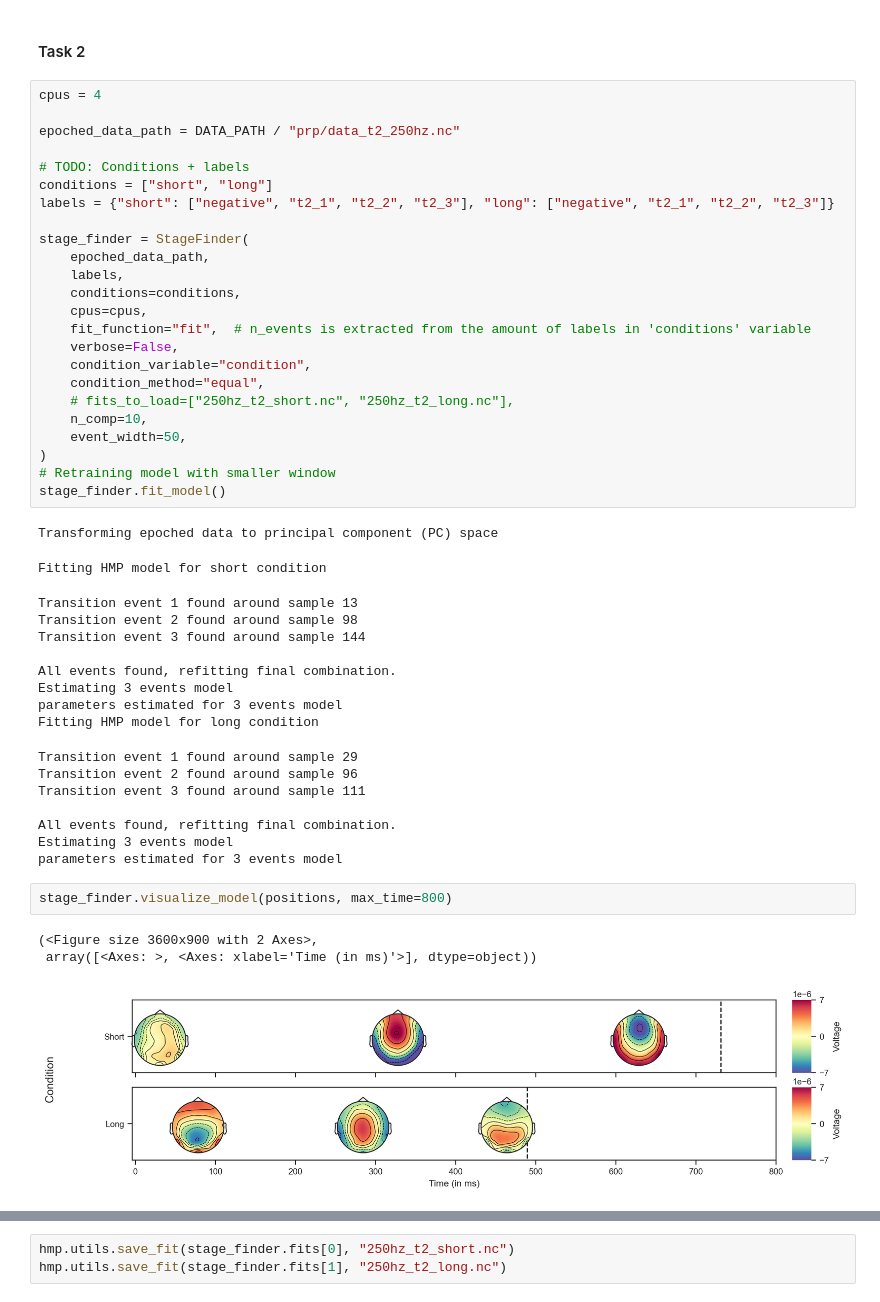
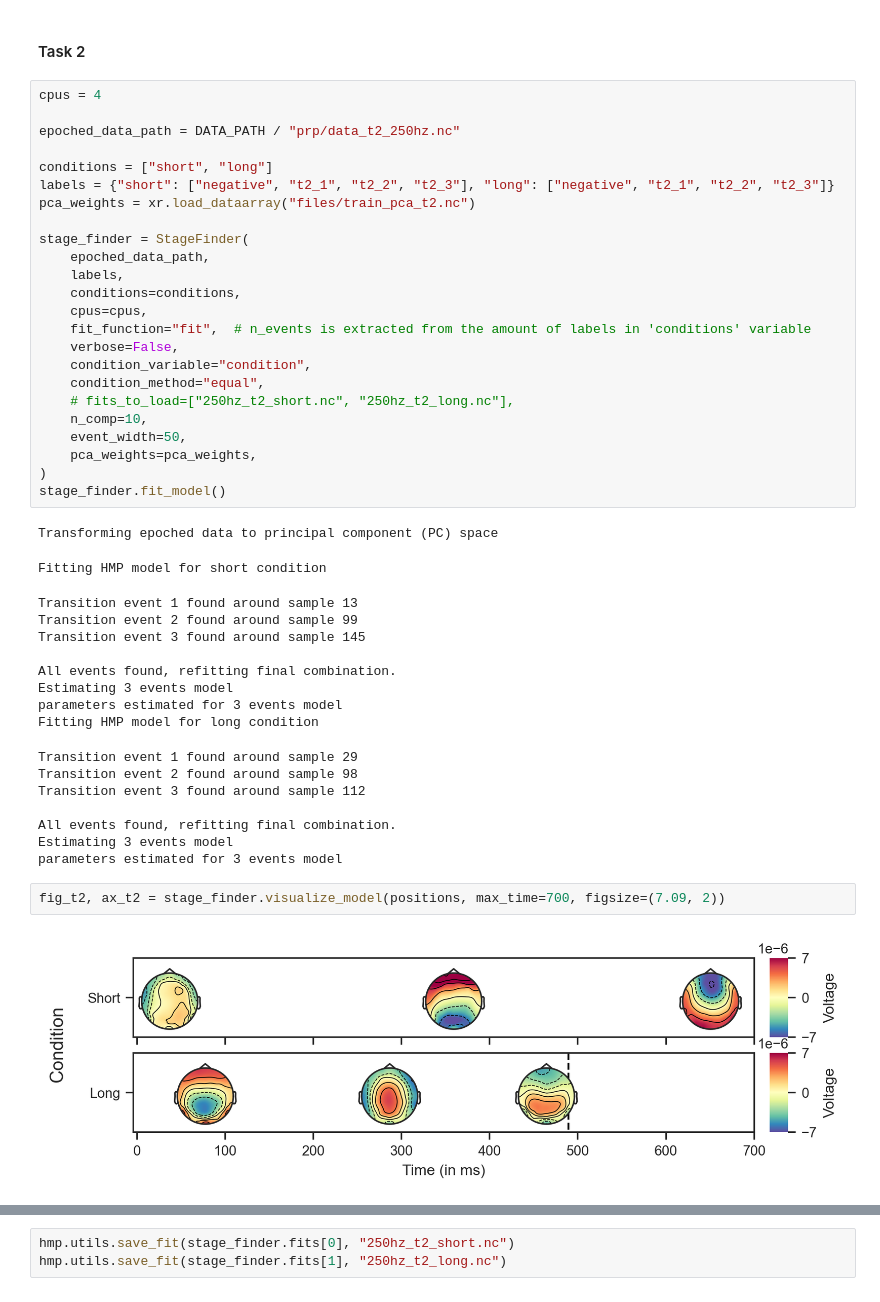
Before and after one commit to rickdott/prp, a Jupyter notebook: s4/2_estimation.ipynb, the cells around one changed output, grey strips where cells are left out. Cells and saved outputs as stored; diff of their text form.

```diff
--- a/s4/2_estimation.ipynb
+++ b/s4/2_estimation.ipynb
@@ -117,9 +141,9 @@ cpus = 4
 
 epoched_data_path = DATA_PATH / "prp/data_t2_250hz.nc"
 
-# TODO: Conditions + labels
 conditions = ["short", "long"]
 labels = {"short": ["negative", "t2_1", "t2_2", "t2_3"], "long": ["negative", "t2_1", "t2_2", "t2_3"]}
+pca_weights = xr.load_dataarray("files/train_pca_t2.nc")
 
 stage_finder = StageFinder(
     epoched_data_path,
@@ -133,30 +157,28 @@ stage_finder = StageFinder(
     # fits_to_load=["250hz_t2_short.nc", "250hz_t2_long.nc"],
     n_comp=10,
     event_width=50,
+    pca_weights=pca_weights,
 )
-# Retraining model with smaller window
 stage_finder.fit_model()
 # %% [output]
 Transforming epoched data to principal component (PC) space
 Fitting HMP model for short condition
 Transition event 1 found around sample 13
-Transition event 2 found around sample 98
-Transition event 3 found around sample 144
+Transition event 2 found around sample 99
+Transition event 3 found around sample 145
 
 All events found, refitting final combination.
 Estimating 3 events model
 parameters estimated for 3 events model
 Fitting HMP model for long condition
 Transition event 1 found around sample 29
-Transition event 2 found around sample 96
-Transition event 3 found around sample 111
+Transition event 2 found around sample 98
+Transition event 3 found around sample 112
 
 All events found, refitting final combination.
 Estimating 3 events model
 parameters estimated for 3 events model
-# %%
-stage_finder.visualize_model(positions, max_time=800)
-# %% [output]
-(<Figure size 3600x900 with 2 Axes>,
- array([<Axes: >, <Axes: xlabel='Time (in ms)'>], dtype=object))
-[figure, removed]
+# %%
+fig_t2, ax_t2 = stage_finder.visualize_model(positions, max_time=700, figsize=(7.09, 2))
+# %% [output]
+[figure, added]
```
Also changed, not shown: parts of 16 cells of this notebook, 25 other files.
